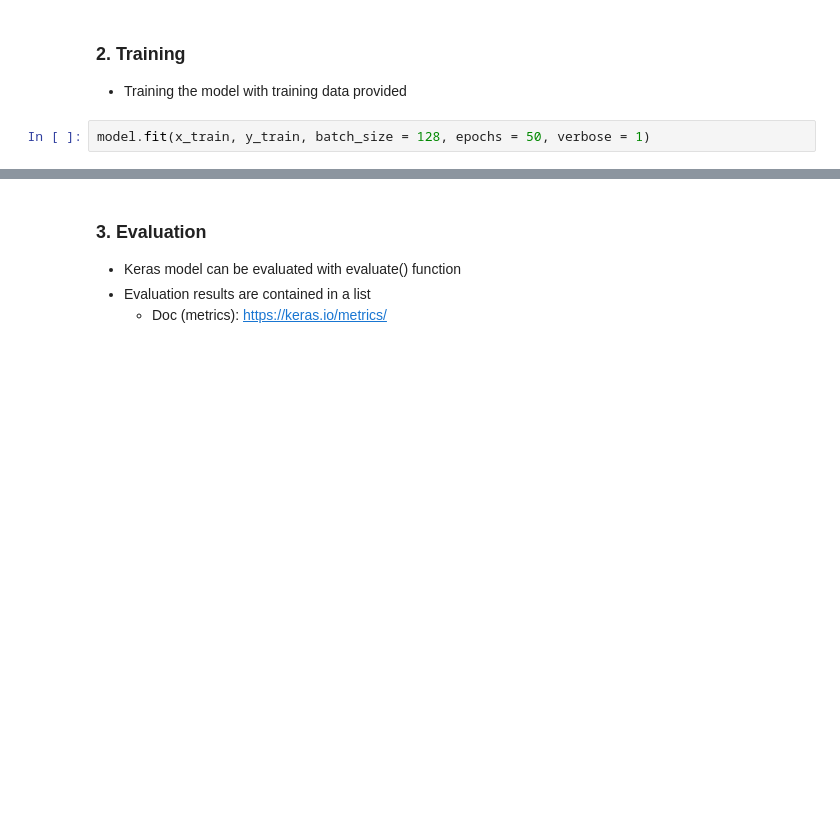
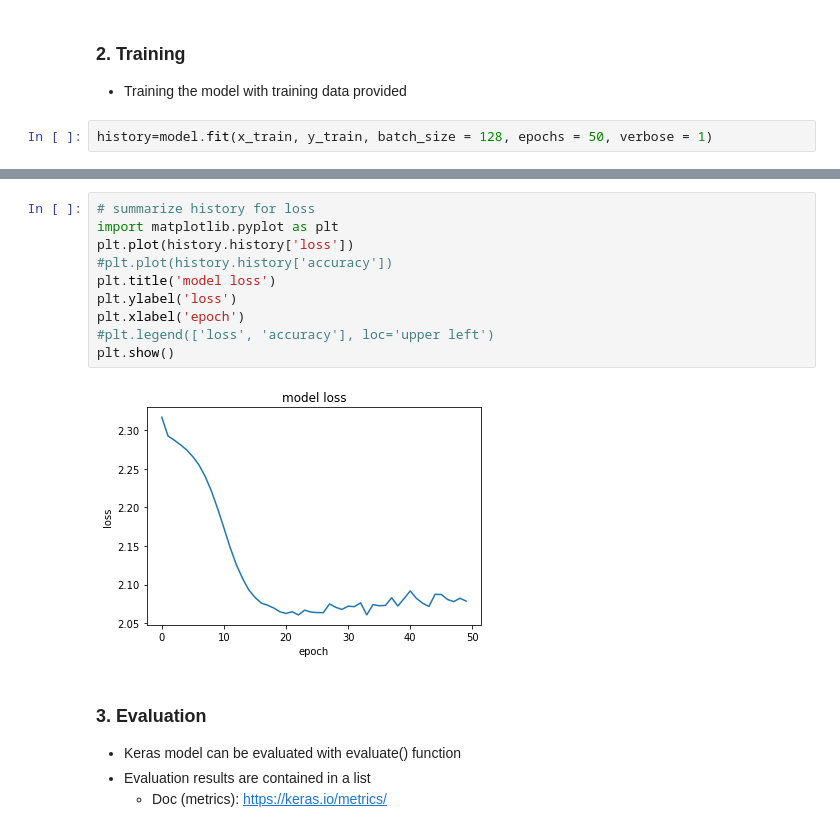
Before and after one commit to dhanyahari07/deep_learning_keras, a Jupyter notebook: 1-Basics-of-MLP.ipynb, the cells around one changed output, grey strips where cells are left out. Saved outputs shown, nothing was run; the diff lists cells and outputs as text; blank space fills up the shorter version.

```diff
--- a/1-Basics-of-MLP.ipynb
+++ b/1-Basics-of-MLP.ipynb
@@ -261,6 +266,6 @@ _________________________________________________________________
 ### 2. Training
 - Training the model with training data provided
 # %%
-model.fit(x_train, y_train, batch_size = 128, epochs = 50, verbose = 1)
+history=model.fit(x_train, y_train, batch_size = 128, epochs = 50, verbose = 1)
 # %% [output]
 Epoch 1/50
@@ -284,3 +288,15 @@ Epoch 50/50
+# %%
+# summarize history for loss
+import matplotlib.pyplot as plt
+plt.plot(history.history['loss'])
+#plt.plot(history.history['accuracy'])
+plt.title('model loss')
+plt.ylabel('loss')
+plt.xlabel('epoch')
+#plt.legend(['loss', 'accuracy'], loc='upper left')
+plt.show()
+# %% [output]
+[figure, added]
 # %% [markdown]
 ### 3. Evaluation
 - Keras model can be evaluated with evaluate() function
```
Also changed, not shown: parts of 14 cells of this notebook.
